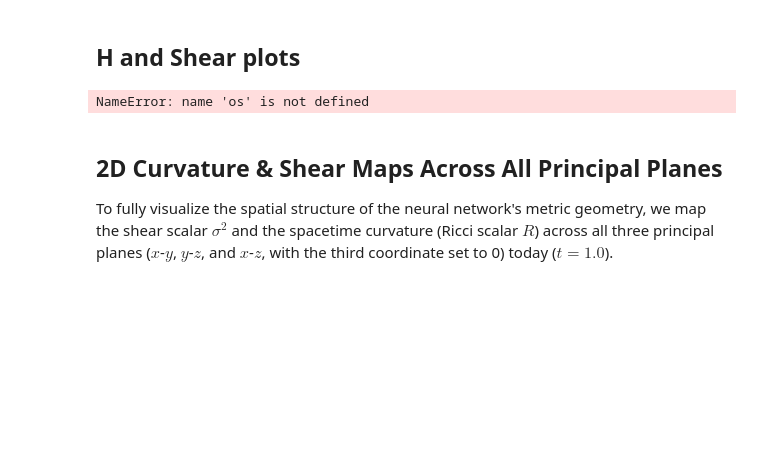
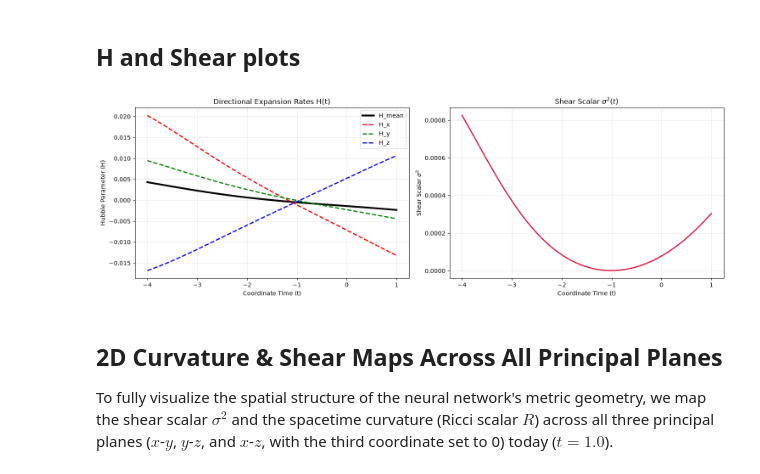
Before and after one commit to dmah42/lumpyspace, a Jupyter notebook: notebooks/monitor_training.ipynb, the cells around one changed output. Drawn from its saved outputs; the diff is of its cells as text; code cells hidden in the pictures; blank space fills up the shorter version.

```diff
--- a/notebooks/monitor_training.ipynb
+++ b/notebooks/monitor_training.ipynb
@@ -267,38 +267,44 @@ model_skeleton = MetricNN(key) # Blank structure
 model = eqx.tree_deserialise_leaves(checkpoint_path, model_skeleton)
 
 # 2. The Extraction Math
+# Shared kinematics helper, reused by later cells (2D/3D curvature & shear
+# maps) so the extrinsic-curvature/shear-tensor formula only lives in one
+# place. Returns (h_mean, h_tensor, sigma_sq) at a single 4D coordinate.
+def compute_kinematics(model, coords):
+    g = model(coords)
+
+    # Spatial Metric
+    g_spatial = g[1:4, 1:4]
+    g_spatial_inv = jnp.linalg.inv(g_spatial)
+
+    # d/dt g_ij (Derivative wrt coordinate time)
+    dg_dt = jacfwd(model)(coords)[:, :, 0]
+    dg_spatial_dt = dg_dt[1:4, 1:4]
+
+    # Lapse function alpha
+    alpha = jnp.sqrt(-g[0, 0])
+
+    # Expansion & Hubble Tensors
+    theta_ij = (1.0 / (2.0 * alpha)) * dg_spatial_dt
+    h_tensor = jnp.einsum('ik,kj->ij', g_spatial_inv, theta_ij)
+
+    h_mean = jnp.trace(h_tensor) / 3.0
+
+    # Shear Tensor and Scalar
+    sigma_tensor = h_tensor - h_mean * jnp.eye(3)
+    sigma_sq = 0.5 * jnp.einsum('ij,ji->', sigma_tensor, sigma_tensor)
+
+    return h_mean, h_tensor, sigma_sq
+
 def extract_cosmology(model, t_eval):
-    def compute_kinematics(t):
+    def compute_kinematics_t(t):
         coords = jnp.array([t, 0.0, 0.0, 0.0])
-        g = model(coords)
-
-        # Spatial Metric
-        g_spatial = g[1:4, 1:4]
-        g_spatial_inv = jnp.linalg.inv(g_spatial)
-
-        # d/dt g_ij (Derivative wrt coordinate time)
-        dg_dt = jacfwd(model)(coords)[:, :, 0]
-        dg_spatial_dt = dg_dt[1:4, 1:4]
-
-        # Lapse function alpha
-        alpha = jnp.sqrt(-g[0, 0])
-
-        # Expansion & Hubble Tensors
-        theta_ij = (1.0 / (2.0 * alpha)) * dg_spatial_dt
-        h_tensor = jnp.einsum('ik,kj->ij', g_spatial_inv, theta_ij)
-
-        h_mean = jnp.trace(h_tensor) / 3.0
-
+        h_mean, h_tensor, sigma_sq = compute_kinematics(model, coords)
         # Extract the directional expansion rates
-        h_x, h_y, h_z = h_tensor[0,0], h_tensor[1,1], h_tensor[2,2]
-
-        # Shear Tensor and Scalar
-        sigma_tensor = h_tensor - h_mean * jnp.eye(3)
-        sigma_sq = 0.5 * jnp.einsum('ij,ji->', sigma_tensor, sigma_tensor)
-
+        h_x, h_y, h_z = h_tensor[0, 0], h_tensor[1, 1], h_tensor[2, 2]
         return h_mean, sigma_sq, h_x, h_y, h_z
 
-    return vmap(compute_kinematics)(t_eval)
+    return vmap(compute_kinematics_t)(t_eval)
 
 # 3. Evaluate and Plot
 t_eval = jnp.linspace(-4.0, 1.0, 100)
@@ -306,34 +312,34 @@ t_eval = jnp.linspace(-4.0, 1.0, 100)
 # Unpack all 5 variables
 h_mean, sigma_sq, h_x, h_y, h_z = extract_cosmology(model, t_eval)
 
 fig, (ax1, ax2) = plt.subplots(1, 2, figsize=(15, 5))
 
 # --- LEFT CHART: Directional Expansion Rates ---
 # Plot the mean as a solid thick black line
 ax1.plot(t_eval, h_mean, color='black', linewidth=3, label='H_mean')
 
 # Plot the directional components as dashed colored lines
 ax1.plot(t_eval, h_x, color='red', linestyle='--', linewidth=2, label='H_x')
 ax1.plot(t_eval, h_y, color='green', linestyle='--', linewidth=2, label='H_y')
 ax1.plot(t_eval, h_z, color='blue', linestyle='--', linewidth=2, label='H_z')
 
 ax1.set_xlabel('Coordinate Time (t)')
 ax1.set_ylabel('Hubble Parameter (H)')
 ax1.set_title('Directional Expansion Rates H(t)')
 ax1.grid(True, alpha=0.3)
 ax1.legend()
 
 # --- RIGHT CHART: Shear Scalar ---
 ax2.plot(t_eval, sigma_sq, color='crimson', linewidth=2)
 ax2.set_xlabel('Coordinate Time (t)')
 ax2.set_ylabel(r'Shear Scalar $\sigma^2$')
 ax2.set_title(r'Shear Scalar $\sigma^2(t)$')
 ax2.grid(True, alpha=0.3)
 
 plt.tight_layout()
 plt.show()
 # %% [output]
-NameError: name 'os' is not defined
+[figure, added]
 # %% [markdown]
 ## 2D Curvature & Shear Maps Across All Principal Planes
 
```
Also changed, not shown: parts of 4 cells of this notebook.
